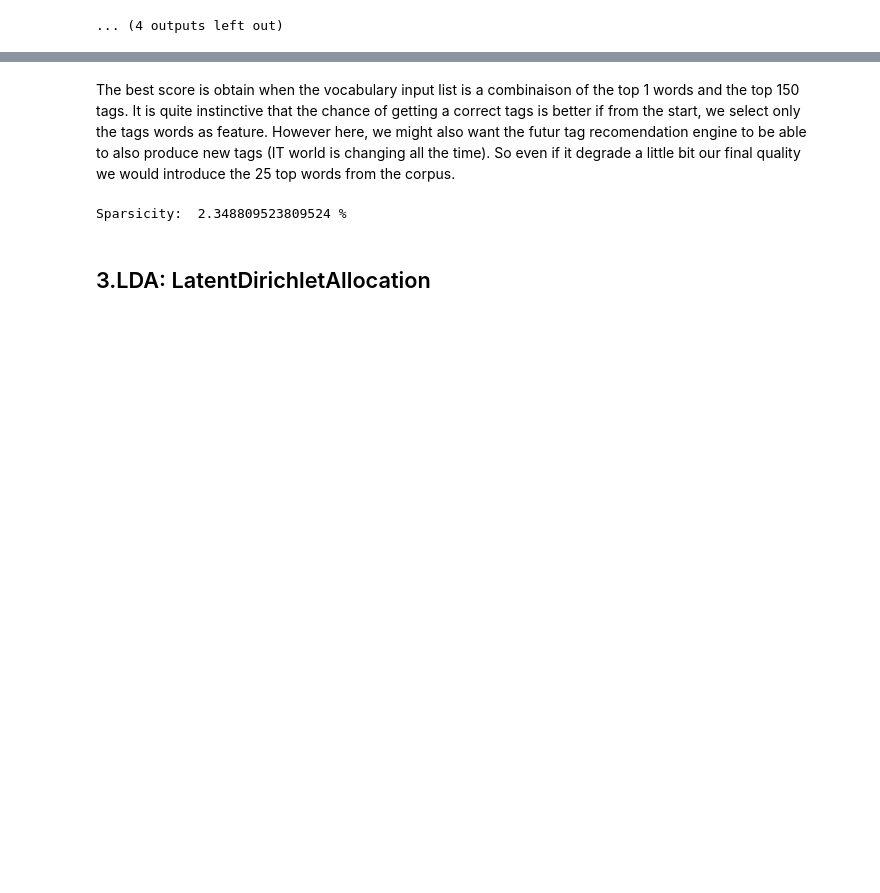
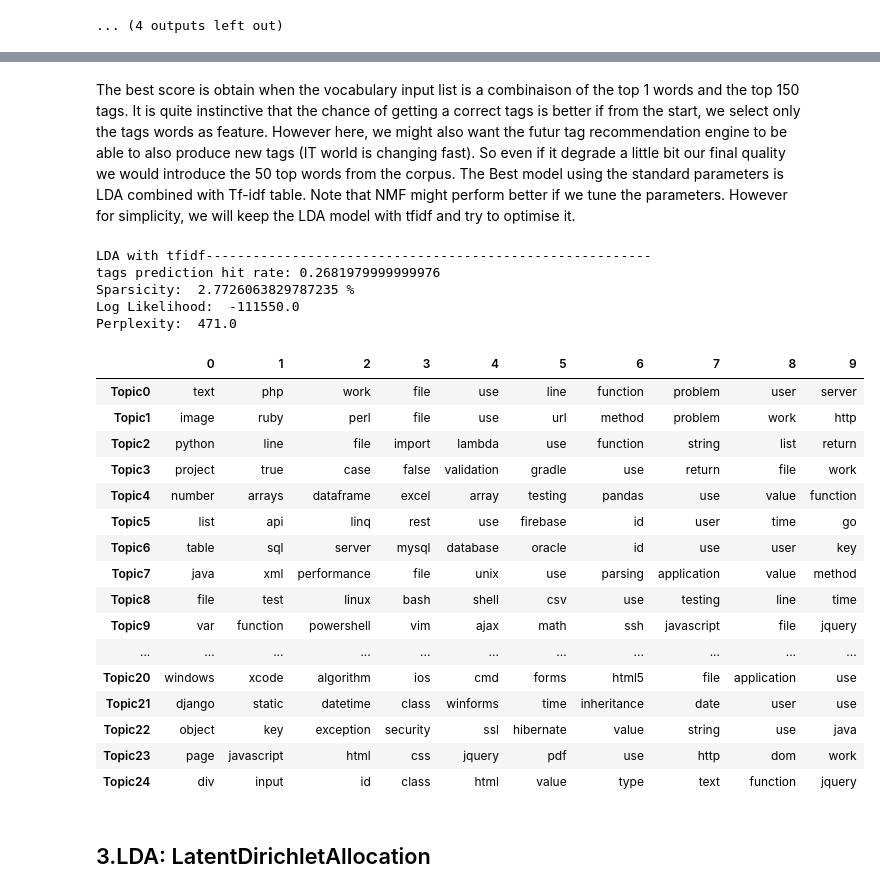
Before and after one commit to Umercia/NLP_Stackoverflow, a Jupyter notebook: Stackoverflow analysis.ipynb, the cells around one changed output, grey strips where cells are left out. Saved outputs shown, nothing was run; the diff lists cells and outputs as text; code cells hidden in the pictures; blank space fills up the shorter version.

Commit message:
unsupervized model

```diff
--- a/Stackoverflow analysis.ipynb
+++ b/Stackoverflow analysis.ipynb
@@ -495,3 +522,3 @@ grid_score_tfidf
 # %% [markdown]
 The best score is obtain when the vocabulary input list is a combinaison of the top 1 words and the top 150 tags. It is quite instinctive that the chance of getting a correct tags is better if from the start, we select only the tags words as feature.
-However here, we might also want the futur tag recomendation engine to be able to also produce new tags (IT world is changing all the time). So even if it degrade a little bit our final quality we would introduce the 25 top words from the corpus.
+However here, we might also want the futur tag recommendation engine to be able to also produce new tags (IT world is changing fast). So even if it degrade a little bit our final quality we would introduce the 50 top words from the corpus. The Best model using the standard parameters is LDA combined with Tf-idf table. Note that NMF might perform better if we tune the parameters. However for simplicity, we will keep the LDA model with tfidf and try to optimise it.
@@ -521,10 +525,55 @@ tfidf = tfidf_vectorizer.fit_transform(corpora)
-# %%
-# Materialize the sparse data
-data_dense = tf.todense()
-
-# Compute Sparsicity = Percentage of Non-Zero cells
-print("Sparsicity: ", ((data_dense > 0).sum()/data_dense.size)*100, "%")
-# %% [output]
-Sparsicity:  2.348809523809524 %
+# %%
+# LDA TF-idf with previous choices
+
+voca = vocabulary(all_words, all_tags, 50, 150)
+
+# tf-idf
+from sklearn.feature_extraction.text import TfidfVectorizer
+tfidf_vectorizer = TfidfVectorizer(max_df=0.95, min_df=2,
+                                   vocabulary=voca,
+                                   stop_words=stopwords)
+tfidf = tfidf_vectorizer.fit_transform(corpora)
+
+# extraction of feature names
+feature_names = tfidf_vectorizer.get_feature_names()
+
+# Run LDA on tfidf
+lda_tfidf = LatentDirichletAllocation(n_topics=no_topics,
+                                random_state=0).fit(tfidf)
+
+# print some metrics
+topic_score(lda_tfidf, tfidf, feature_names, top_t)
+data_dense = tfidf.todense()   # to compute sparsity (Percentage of Non-Zero cells)
+print("LDA with tfidf---------------------------------------------------------")
+print("tags prediction hit rate:", topic_score(lda_tfidf, tfidf, feature_names, top_t))
+print("Sparsicity: ", ((data_dense > 0).sum()/data_dense.size)*100, "%")
+print("Log Likelihood: ", round(lda_tfidf.score(tfidf),0))
+print("Perplexity: ", round(lda_tfidf.perplexity(tfidf),0))
+
+# top 10 words in each topics
+display_topics2(lda_tfidf, feature_names, no_top_words=10)
+# %% [output]
+LDA with tfidf---------------------------------------------------------
+tags prediction hit rate: 0.2681979999999976
+Sparsicity:  2.7726063829787235 %
+Log Likelihood:  -111550.0
+Perplexity:  471.0
+|  | 0 | 1 | 2 | 3 | 4 | 5 | 6 | 7 | 8 | 9 |
+| Topic0 | text | php | work | file | use | line | function | problem | user | server |
+| Topic1 | image | ruby | perl | file | use | url | method | problem | work | http |
+| Topic2 | python | line | file | import | lambda | use | function | string | list | return |
+| Topic3 | project | true | case | false | validation | gradle | use | return | file | work |
+| Topic4 | number | arrays | dataframe | excel | array | testing | pandas | use | value | function |
+| Topic5 | list | api | linq | rest | use | firebase | id | user | time | go |
+| Topic6 | table | sql | server | mysql | database | oracle | id | use | user | key |
+| Topic7 | java | xml | performance | file | unix | use | parsing | application | value | method |
+| Topic8 | file | test | linux | bash | shell | csv | use | testing | line | time |
+| Topic9 | var | function | powershell | vim | ajax | math | ssh | javascript | file | jquery |
+| ... | ... | ... | ... | ... | ... | ... | ... | ... | ... | ... |
+| Topic20 | windows | xcode | algorithm | ios | cmd | forms | html5 | file | application | use |
+| Topic21 | django | static | datetime | class | winforms | time | inheritance | date | user | use |
+| Topic22 | object | key | exception | security | ssl | hibernate | value | string | use | java |
+| Topic23 | page | javascript | html | css | jquery | pdf | use | http | dom | work |
+| Topic24 | div | input | id | class | html | value | type | text | function | jquery |
 # %% [markdown]
 ## 3.LDA: LatentDirichletAllocation
```
Also changed, not shown: parts of 63 cells of this notebook.
